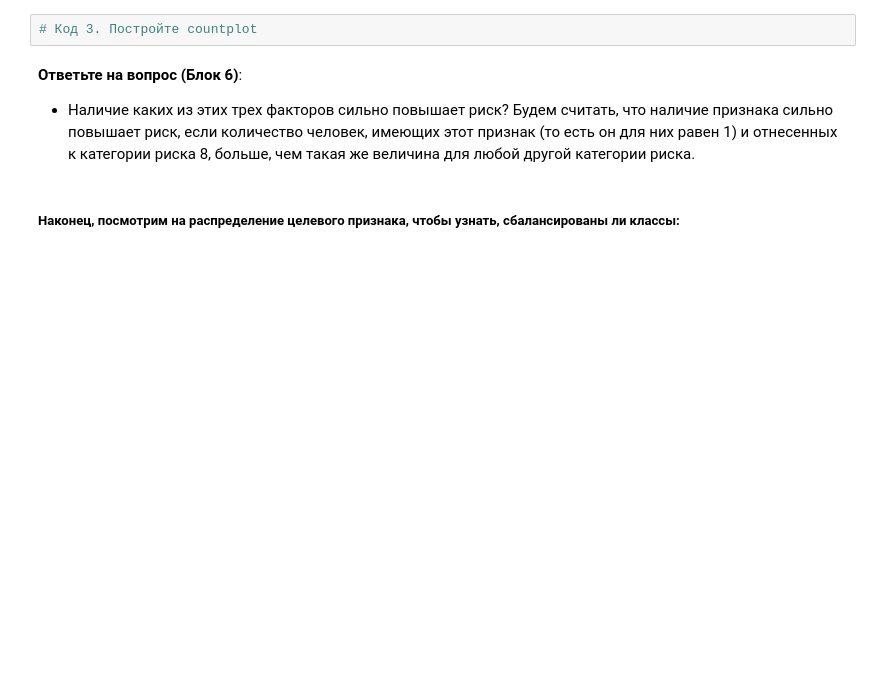
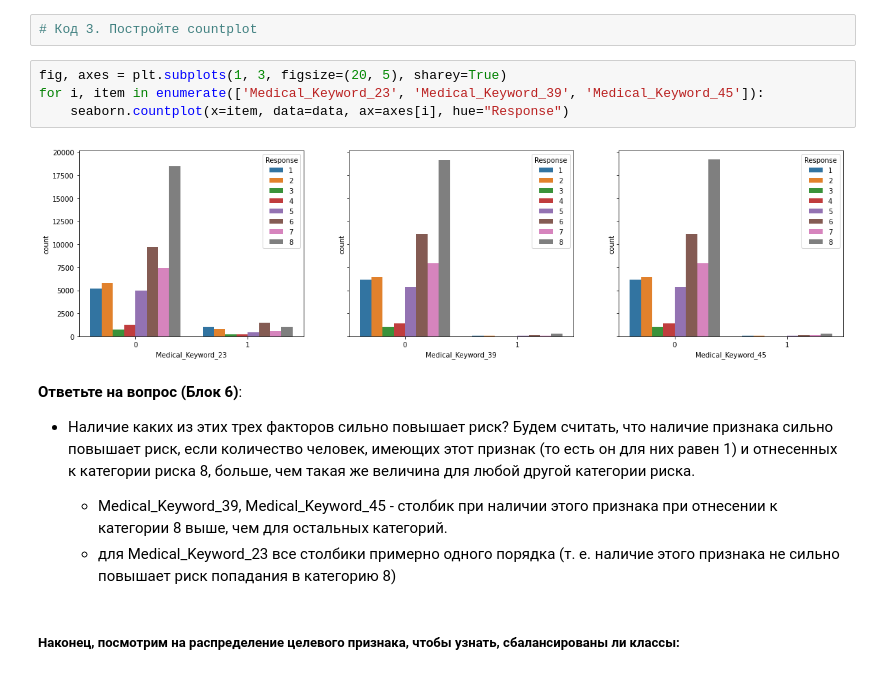
Before and after one commit to margaritik/3_coursera, a Jupyter notebook: week3/VisualizationPeerReview.ipynb, the cells around one changed output. Saved outputs shown, nothing was run; the diff lists cells and outputs as text; blank space fills up the shorter version.

Commit message:
Working on the Visualization

```diff
--- a/week3/VisualizationPeerReview.ipynb
+++ b/week3/VisualizationPeerReview.ipynb
@@ -292,9 +292,18 @@ __Ответьте на вопросы (Блок 5)__:
 Постройте графики countplot для признаков 'Medical_Keyword_23', 'Medical_Keyword_39', 'Medical_Keyword_45' (признаки выбраны случайно) с разбивкой по классам.
 # %%
 # Код 3. Постройте countplot
+# %%
+fig, axes = plt.subplots(1, 3, figsize=(20, 5), sharey=True)
+for i, item in enumerate(['Medical_Keyword_23', 'Medical_Keyword_39', 'Medical_Keyword_45']):
+    seaborn.countplot(x=item, data=data, ax=axes[i], hue="Response")
+# %% [output]
+[figure, added]
 # %% [markdown]
 __Ответьте на вопрос (Блок 6)__:
 * Наличие каких из этих трех факторов сильно повышает риск? Будем считать, что наличие признака сильно повышает риск, если количество человек, имеющих этот признак (то есть он для них равен 1) и отнесенных к категории риска 8, больше, чем такая же величина для любой другой категории риска.
+
+     * Medical_Keyword_39, Medical_Keyword_45 - столбик при наличии этого признака при отнесении к категории 8 выше, чем для остальных категорий.
+     * для Medical_Keyword_23 все столбики примерно одного порядка (т. е. наличие этого признака не сильно повышает риск попадания в категорию 8)
 # %% [markdown]
 ##### Наконец, посмотрим на распределение целевого признака, чтобы узнать, сбалансированы ли классы:
 # %%
```
Also changed, not shown: parts of 12 cells of this notebook.
